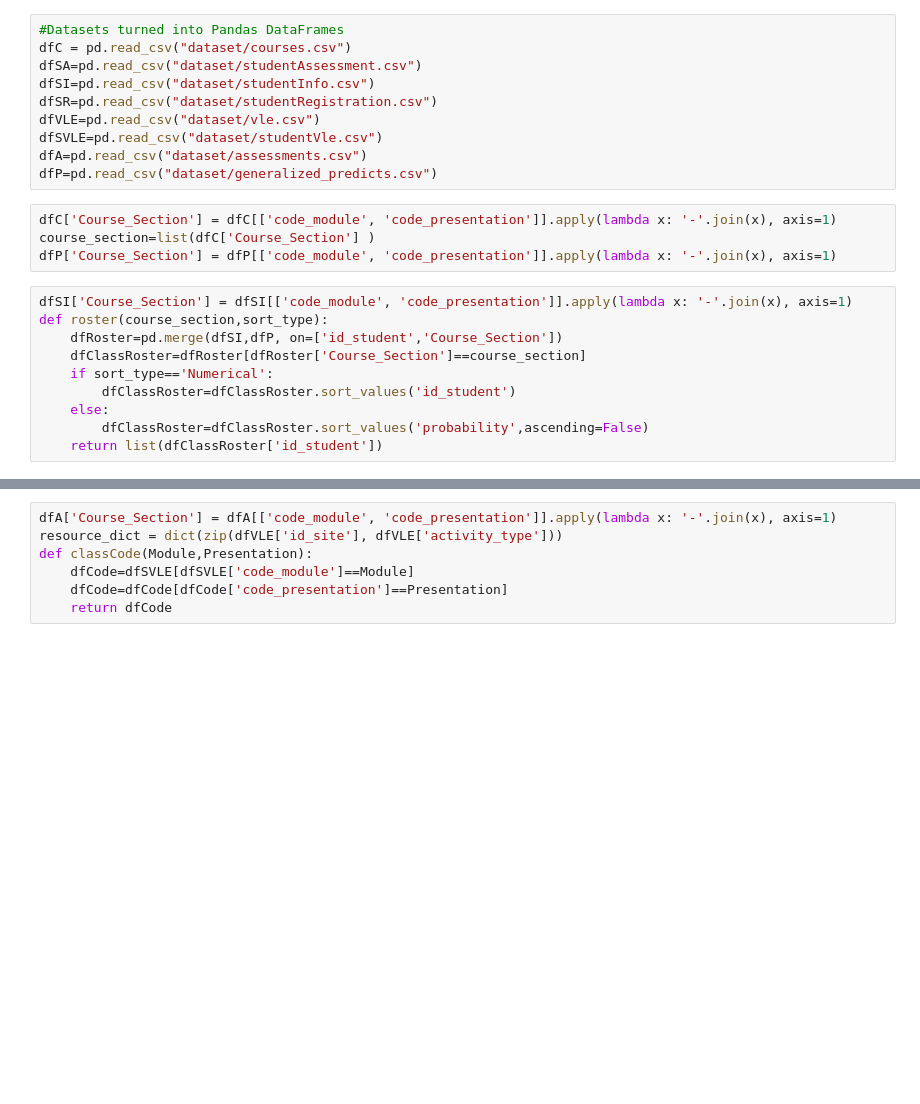
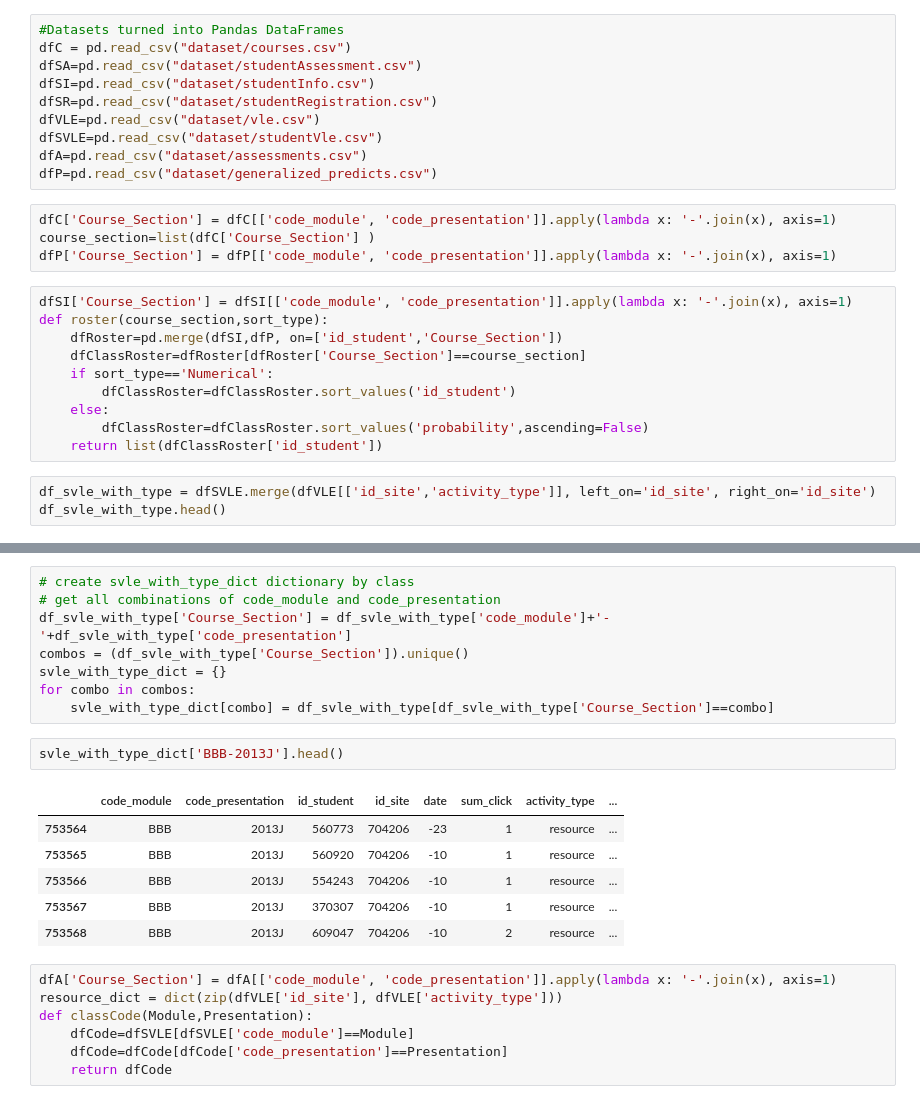
Before and after one commit to sustrev/SIADS697, a Jupyter notebook: Interface3.ipynb, the cells around one changed output, grey strips where cells are left out. Drawn from its saved outputs; the diff is of its cells as text; blank space fills up the shorter version.

```diff
--- a/Interface3.ipynb
+++ b/Interface3.ipynb
@@ -47,3 +47,6 @@ def roster(course_section,sort_type):
     else:
         dfClassRoster=dfClassRoster.sort_values('probability',ascending=False)
     return list(dfClassRoster['id_student'])
+# %%
+df_svle_with_type = dfSVLE.merge(dfVLE[['id_site','activity_type']], left_on='id_site', right_on='id_site')
+df_svle_with_type.head()
@@ -50,3 +60,20 @@ def roster(course_section,sort_type):
+# %%
+# create svle_with_type_dict dictionary by class
+# get all combinations of code_module and code_presentation
+df_svle_with_type['Course_Section'] = df_svle_with_type['code_module']+'-'+df_svle_with_type['code_presentation']
+combos = (df_svle_with_type['Course_Section']).unique()
+svle_with_type_dict = {}
+for combo in combos:
+    svle_with_type_dict[combo] = df_svle_with_type[df_svle_with_type['Course_Section']==combo]
+# %%
+svle_with_type_dict['BBB-2013J'].head()
+# %% [output]
+|  | code_module | code_presentation | id_student | id_site | date | sum_click | activity_type | ... |
+| 753564 | BBB | 2013J | 560773 | 704206 | -23 | 1 | resource | ... |
+| 753565 | BBB | 2013J | 560920 | 704206 | -10 | 1 | resource | ... |
+| 753566 | BBB | 2013J | 554243 | 704206 | -10 | 1 | resource | ... |
+| 753567 | BBB | 2013J | 370307 | 704206 | -10 | 1 | resource | ... |
+| 753568 | BBB | 2013J | 609047 | 704206 | -10 | 2 | resource | ... |
 # %%
 dfA['Course_Section'] = dfA[['code_module', 'code_presentation']].apply(lambda x: '-'.join(x), axis=1)
 resource_dict = dict(zip(dfVLE['id_site'], dfVLE['activity_type']))
```
Also changed, not shown: parts of 5 cells of this notebook.
